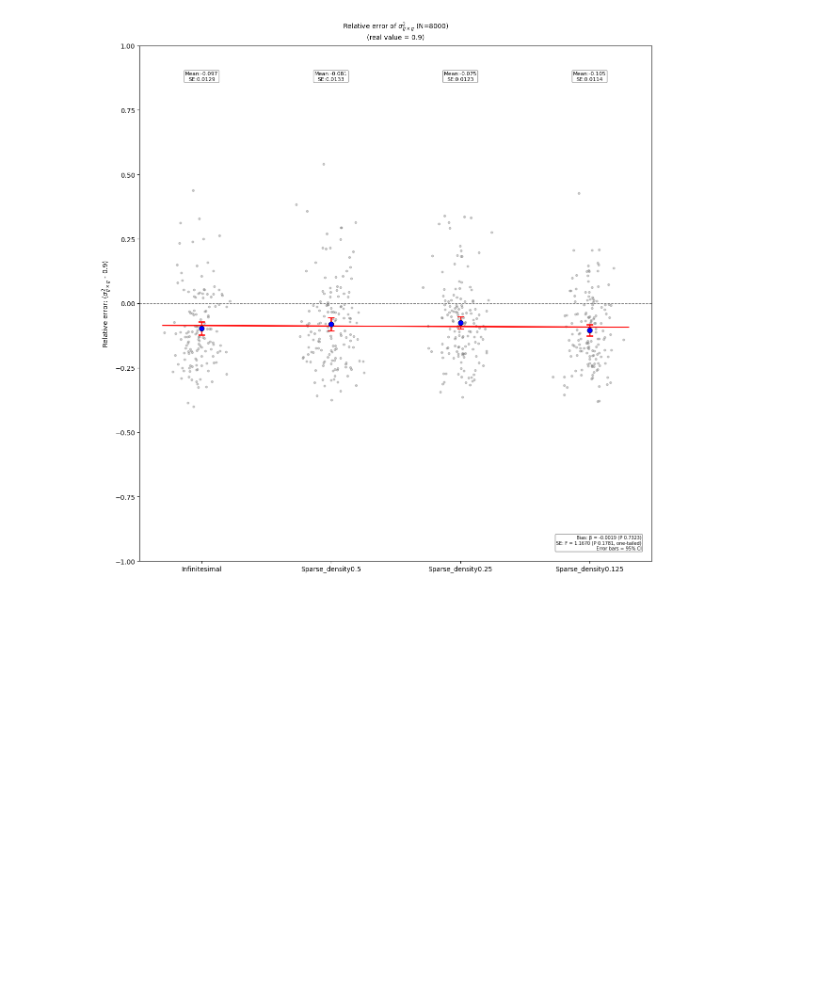
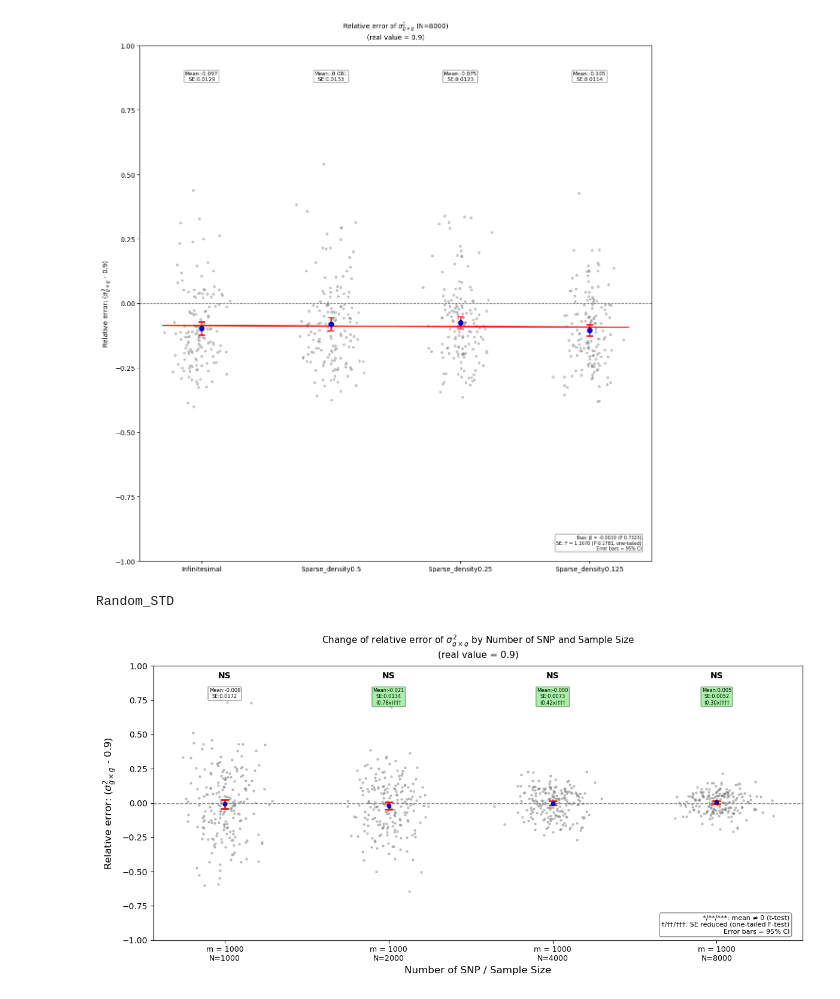
Before and after one commit to border-lab/Full-gene-level-GxG-Estimation, a Jupyter notebook: Experiments/solve_ContiguousSNP.ipynb, the cells around one changed output. Drawn from its saved outputs; the diff is of its cells as text; code cells hidden in the pictures; blank space fills up the shorter version.

```diff
--- a/Experiments/solve_ContiguousSNP.ipynb
+++ b/Experiments/solve_ContiguousSNP.ipynb
@@ -778,3 +778,38 @@ plt.tight_layout()
 plt.show()
 # %% [output]
 [figure]
+# %%
+### Read all data
+individual_sizes = [1000,2000,4000,8000]
+
+Random_STD = read_MoM_results(individual_sizes,"../test_data/simulation_result_STD/","Random_STD",1000)
+Contiguous_STD = read_MoM_results(individual_sizes,"../test_data/simulation_result_STD/","Contiguous_STD",1000)
+
+##sparse
+Random_Density01 = read_MoM_results(individual_sizes,"../test_data/simulation_result_STD/","Random_Density0.1",1000)
+Contiguous_Density01 = read_MoM_results(individual_sizes,"../test_data/simulation_result_STD/","Contiguous_Density0.1",1000)
+Contiguous_Density02 = read_MoM_results(individual_sizes,"../test_data/simulation_result_STD/","Contiguous_Density0.2",1000)
+Contiguous_Density04 = read_MoM_results(individual_sizes,"../test_data/simulation_result_STD/","Contiguous_Density0.4",1000)
+
+
+##pair sparse
+Random_Pair_Density01 = read_MoM_results(individual_sizes,"../test_data/simulation_result_STD/","Random_Pair_Density0.1",1000)
+# %%
+###test
+print("Random_STD")
+individual_sizes = [1000, 2000, 4000,8000]
+x_labels1 = ["m = 1000"]
+
+plot_relative_error_across_groups_combined(
+    Random_STD,
+    x_labels=x_labels1,
+    individual_sizes=individual_sizes,
+    col_num=0,
+    real_value=0.9,
+    ymin=-1,
+    ymax=1,
+    x_axis_name="Number of SNP"
+)
+# %% [output]
+Random_STD
+[figure, added]
```
Also changed, not shown: parts of 6 cells of this notebook, 28 other files.
